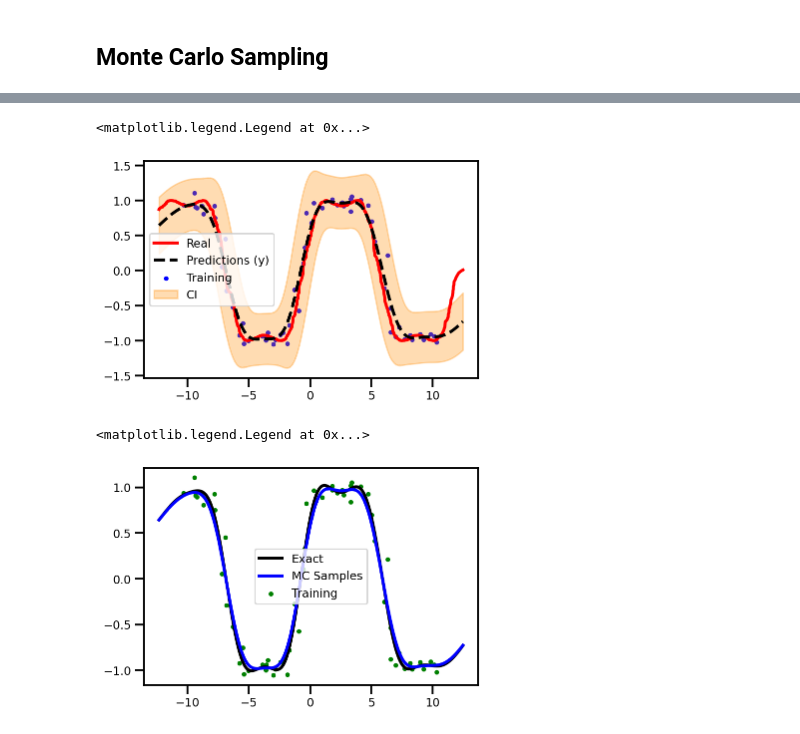
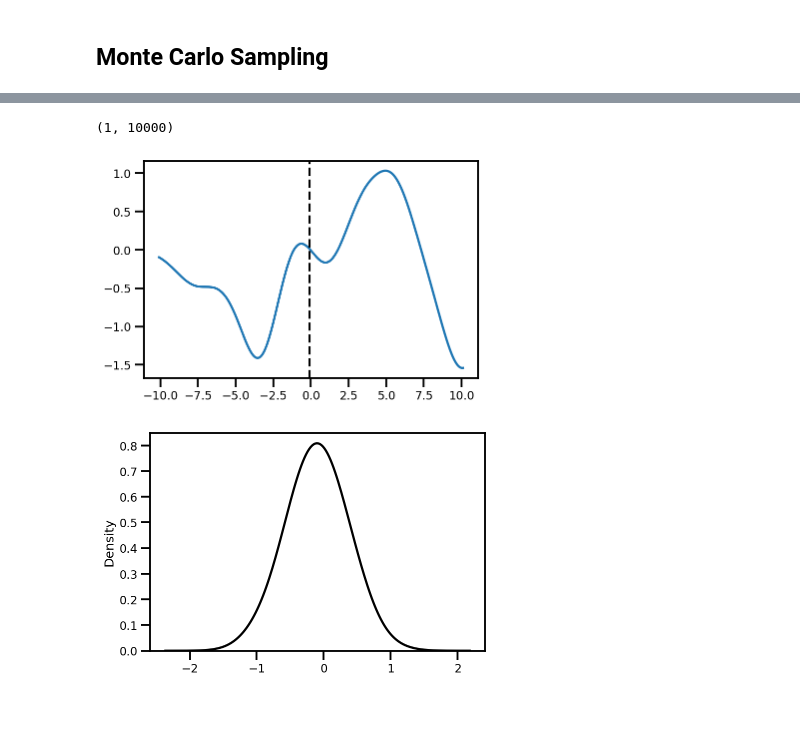
Before and after one commit to IPL-UV/jaxkern, a Jupyter notebook: notebooks/uncategorized/gps/gp_posterior.ipynb, the cells around one changed output, grey strips where cells are left out. Drawn from its saved outputs; the diff is of its cells as text; code cells hidden in the pictures.

```diff
--- a/notebooks/uncategorized/gps/gp_posterior.ipynb
+++ b/notebooks/uncategorized/gps/gp_posterior.ipynb
@@ -255,30 +175,0 @@ plt.legend()
-# %%
-sigma = jax.nn.softplus(model.noise.value)
-
-lb, ub = confidence_intervals(mean_f, var_f  + sigma ** 2, 96)
-plt.figure()
-plt.scatter(X, y, label='Training', color='blue', s=10)
-plt.plot(Xtest, ytest, label='Real', color='red', linewidth=3)
-plt.plot(Xtest, mean_f, linestyle="--", label='Predictions (y)', color='black', linewidth=3)
-plt.fill_between(
-    Xtest.squeeze(),
-    lb, ub,
-    label='CI',
-    color='darkorange',
-    alpha=0.3
-)
-
-plt.legend()
-# %% [output]
-<matplotlib.legend.Legend at 0x...>
-[figure, removed]
-# %%
-plt.figure()
-plt.scatter(X, y, label='Training', color='green', s=10)
-# plt.plot(Xtest, ytest, label='Real', color='red', linewidth=3)
-plt.plot(Xtest, mu, linestyle="-", label='Exact', color='black', linewidth=3)
-plt.plot(Xtest, mean_f, linestyle="-", label='MC Samples', color='blue', linewidth=3)
-plt.legend()
-# %% [output]
-<matplotlib.legend.Legend at 0x...>
-[figure, removed]
@@ -284,0 +179,38 @@ plt.legend()
+# %%
+x_sample = np.array([-0.1])
+x_samples_cov = np.tile(np.diag(np.array([0.2])), (1, 1))
+
+#
+n_mc_points = 10_000
+
+# initialize model
+mc_model = MCTransform(model, jitted=True, seed=123)
+
+# generate sigma points
+sigma_pts  = get_mc_sigma_points(mc_model.key, 1, (n_mc_points,))
+
+# get function
+f = jax.vmap(jax.partial(predictive_mean, model))
+df = jax.vmap(jax.grad(jax.partial(predictive_mean, model)))
+
+# calculate sigma points
+x_mc_samples = x_sample + np.linalg.cholesky(x_samples_cov) @ sigma_pts.T
+
+print(x_mc_samples.shape)
+# %% [output]
+(1, 10000)
+# %%
+mu = f(Xtest)
+
+# plt.hist(x_mc_samples.squeeze(), bins=100, density=True);
+plt.figure()
+plt.plot(Xtest, mu)
+plt.axvline(x_sample, linestyle="--", color='black')
+plt.show()
+
+fig, ax = plt.subplots()
+sns.kdeplot(x=x_mc_samples.squeeze(), bw_adjust=3., color='black')
+plt.show()
+# %% [output]
+[figure, added]
+[figure, added]
```
Also changed, not shown: parts of 54 cells of this notebook, 16 other files.
